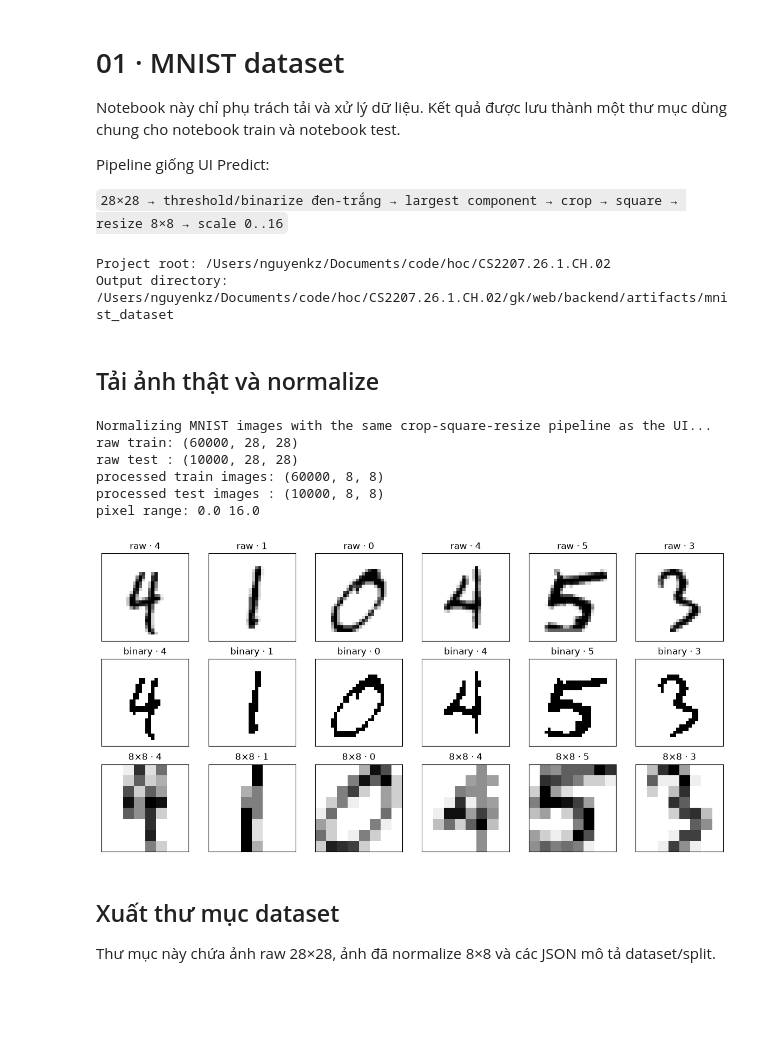
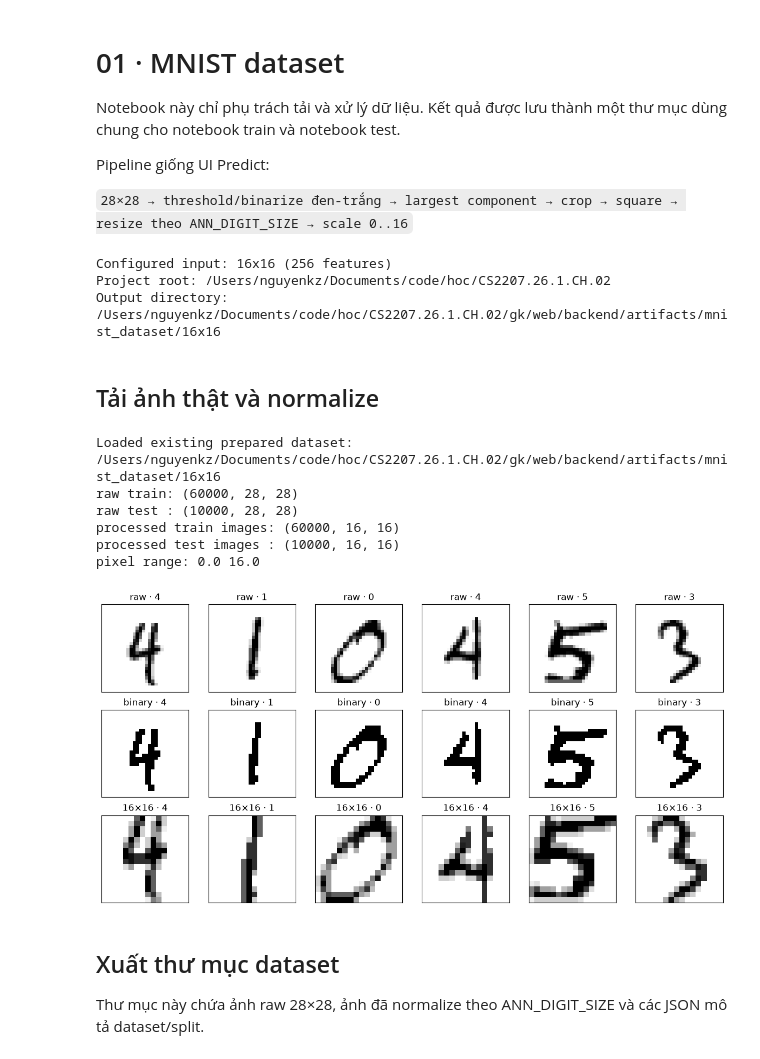
Before and after one commit to NguyenKz/CS2207.26.1.CH.02, a Jupyter notebook: gk/mds/mnist_dataset.ipynb, the cells around one changed output. Saved outputs shown, nothing was run; the diff lists cells and outputs as text; code cells hidden in the pictures; blank space fills up the shorter version.

```diff
--- a/gk/mds/mnist_dataset.ipynb
+++ b/gk/mds/mnist_dataset.ipynb
@@ -5,7 +5,7 @@ Notebook này chỉ phụ trách tải và xử lý dữ liệu. Kết quả đ
 
 Pipeline giống UI Predict:
 
-`28×28 → threshold/binarize đen-trắng → largest component → crop → square → resize 8×8 → scale 0..16`
+`28×28 → threshold/binarize đen-trắng → largest component → crop → square → resize theo ANN_DIGIT_SIZE → scale 0..16`
 # %%
 from pathlib import Path
 import json
@@ -20,67 +20,80 @@ while not (PROJECT_ROOT / 'gk' / 'web' / 'backend').exists() and PROJECT_ROOT !=
 if str(PROJECT_ROOT) not in sys.path:
     sys.path.insert(0, str(PROJECT_ROOT))
 
+from gk.web.backend.digits_config import (
+    DATASET_DIR, DATASET_META_PATH, PIXEL_COUNT, PIXEL_SIZE,
+    RAW_DATASET_PATH, SPLIT_PATH,
+)
 from gk.web.backend.digits_dataset import load_mnist, normalize_mnist_images
 
-ARTIFACT_DIR = PROJECT_ROOT / 'gk' / 'web' / 'backend' / 'artifacts'
-DATASET_DIR = ARTIFACT_DIR / 'mnist_dataset'
-RAW_PATH = DATASET_DIR / 'mnist_raw.npz'
+RAW_PATH = RAW_DATASET_PATH
 NORMALIZED_PATH = DATASET_DIR / 'mnist_normalized.npz'
-META_PATH = DATASET_DIR / 'dataset_meta.json'
-SPLIT_PATH = DATASET_DIR / 'split.json'
+META_PATH = DATASET_META_PATH
 RANDOM_SEED = 42
+DATASET_READY = all(path.exists() for path in (RAW_PATH, NORMALIZED_PATH, META_PATH, SPLIT_PATH))
+print('Configured input:', f'{PIXEL_SIZE}x{PIXEL_SIZE} ({PIXEL_COUNT} features)')
 print('Project root:', PROJECT_ROOT)
 print('Output directory:', DATASET_DIR)
 # %% [output]
+Configured input: 16x16 (256 features)
 Project root: /Users/nguyenkz/Documents/code/hoc/CS2207.26.1.CH.02
-Output directory: /Users/nguyenkz/Documents/code/hoc/CS2207.26.1.CH.02/gk/web/backend/artifacts/mnist_dataset
+Output directory: /Users/nguyenkz/Documents/code/hoc/CS2207.26.1.CH.02/gk/web/backend/artifacts/mnist_dataset/16x16
 # %% [markdown]
 ## Tải ảnh thật và normalize
 # %%
-raw_train_images, y_train, raw_test_images, y_test = load_mnist()
-X_train_pixels, X_test_pixels = normalize_mnist_images(raw_train_images, raw_test_images)
+if DATASET_READY:
+    raw_data = np.load(RAW_PATH)
+    normalized_data = np.load(NORMALIZED_PATH)
+    raw_train_images, y_train = raw_data['X_train_images'], raw_data['y_train']
+    raw_test_images, y_test = raw_data['X_test_images'], raw_data['y_test']
+    X_train_pixels = normalized_data['X_train_pixels'].reshape(len(y_train), -1)
+    X_test_pixels = normalized_data['X_test_pixels'].reshape(len(y_test), -1)
+    print('Loaded existing prepared dataset:', DATASET_DIR)
+else:
+    raw_train_images, y_train, raw_test_images, y_test = load_mnist()
+    X_train_pixels, X_test_pixels = normalize_mnist_images(raw_train_images, raw_test_images)
 
 print('raw train:', raw_train_images.shape)
 print('raw test :', raw_test_images.shape)
-X_train_images_8x8 = X_train_pixels.reshape(-1, 8, 8)
-X_test_images_8x8 = X_test_pixels.reshape(-1, 8, 8)
-print('processed train images:', X_train_images_8x8.shape)
-print('processed test images :', X_test_images_8x8.shape)
+X_train_images_normalized = X_train_pixels.reshape(-1, PIXEL_SIZE, PIXEL_SIZE)
+X_test_images_normalized = X_test_pixels.reshape(-1, PIXEL_SIZE, PIXEL_SIZE)
+print('processed train images:', X_train_images_normalized.shape)
+print('processed test images :', X_test_images_normalized.shape)
 print('pixel range:', X_train_pixels.min(), X_train_pixels.max())
 
-assert X_train_images_8x8.shape == (60000, 8, 8)
-assert X_test_images_8x8.shape == (10000, 8, 8)
+assert X_train_images_normalized.shape == (60000, PIXEL_SIZE, PIXEL_SIZE)
+assert X_test_images_normalized.shape == (10000, PIXEL_SIZE, PIXEL_SIZE)
 assert 0 <= X_train_pixels.min() <= X_train_pixels.max() <= 16
 # %% [output]
-Normalizing MNIST images with the same crop-square-resize pipeline as the UI...
+Loaded existing prepared dataset: /Users/nguyenkz/Documents/code/hoc/CS2207.26.1.CH.02/gk/web/backend/artifacts/mnist_dataset/16x16
 raw train: (60000, 28, 28)
 raw test : (10000, 28, 28)
-processed train images: (60000, 8, 8)
-processed test images : (10000, 8, 8)
+processed train images: (60000, 16, 16)
+processed test images : (10000, 16, 16)
 pixel range: 0.0 16.0
 # %%
 def show_samples(indices):
     fig, axes = plt.subplots(3, len(indices), figsize=(2 * len(indices), 6))
     for column, index in enumerate(indices):
         axes[0, column].imshow(raw_train_images[index], cmap='gray_r', vmin=0, vmax=255)
         axes[0, column].set_title(f'raw · {y_train[index]}')
-        threshold = max(1.0, float(raw_train_images[index].max()) * 0.5)
+        threshold = max(1.0, float(raw_train_images[index].max()) * 0.3)
         binary = np.where(raw_train_images[index] >= threshold, 255, 0)
         axes[1, column].imshow(binary, cmap='gray_r', vmin=0, vmax=255)
         axes[1, column].set_title(f'binary · {y_train[index]}')
-        axes[2, column].imshow(X_train_images_8x8[index], cmap='gray_r', vmin=0, vmax=16)
-        axes[2, column].set_title(f'8×8 · {y_train[index]}')
+        axes[2, column].imshow(X_train_images_normalized[index], cmap='gray_r', vmin=0, vmax=16)
+        axes[2, column].set_title(f'{PIXEL_SIZE}×{PIXEL_SIZE} · {y_train[index]}')
         for row in range(3):
             axes[row, column].set_xticks([])
             axes[row, column].set_yticks([])
     plt.tight_layout()
 
 sample_indices = np.random.default_rng(RANDOM_SEED).choice(len(y_train), 6, replace=False)
 show_samples(sample_indices)
 # %% [output]
-[figure, old version]
+[figure, new version]
 # %% [markdown]
 ## Xuất thư mục dataset
 
-Thư mục này chứa ảnh raw 28×28, ảnh đã normalize 8×8 và các JSON mô tả dataset/split.
+Thư mục này chứa ảnh raw 28×28, ảnh đã normalize theo ANN_DIGIT_SIZE và các JSON mô tả dataset/split.
 # %%
```
Also changed, not shown: parts of 2 cells of this notebook, 18 other files.
